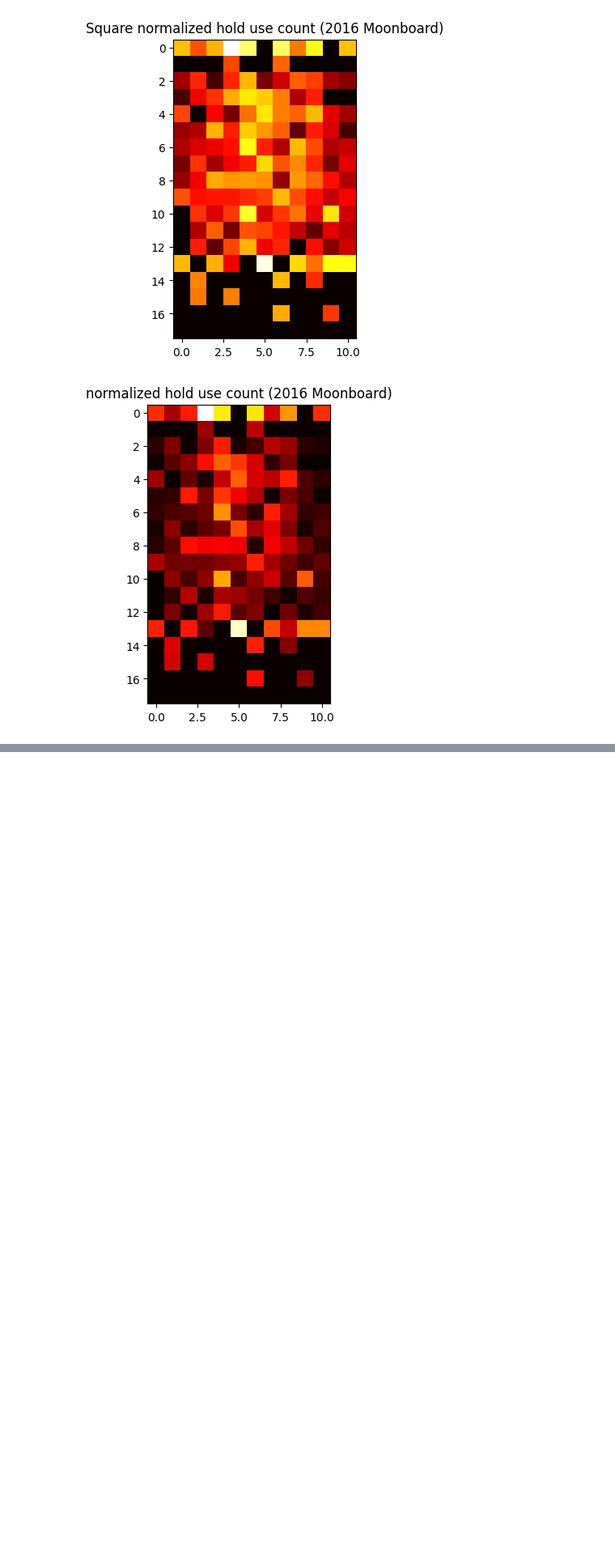
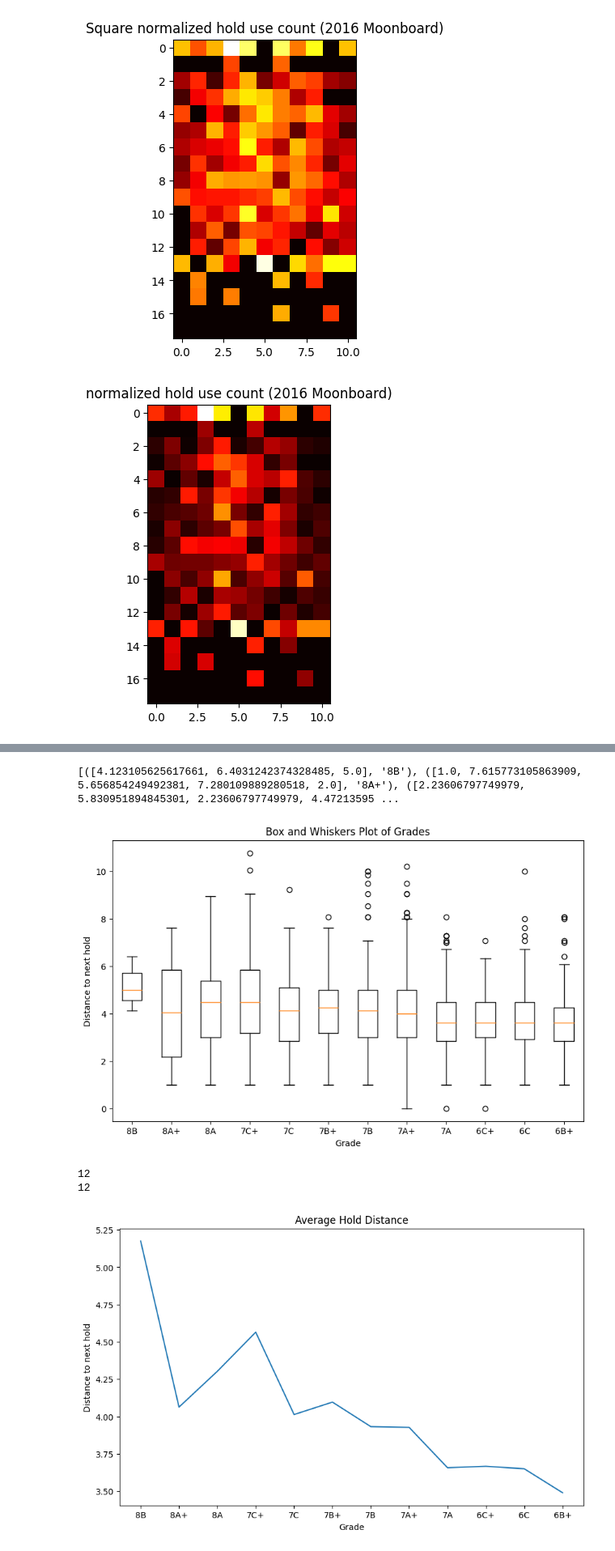
Before and after one commit to averyiorio/capaneus, a Jupyter notebook: src/descriptive_analytics.ipynb, the cells around one changed output, grey strips where cells are left out. Shown at 81% size. Saved outputs shown, nothing was run; the diff lists cells and outputs as text; code cells hidden in the pictures; blank space fills up the shorter version.

```diff
--- a/src/descriptive_analytics.ipynb
+++ b/src/descriptive_analytics.ipynb
@@ -112,0 +161,76 @@ def hold_distance(h1, h2):
+# %%
+# Function to get distance to each hold
+problem_hold_distance = []
+problems = df['Moves']
+grades = df['Grade']
+
+for problem, grade in zip(problems, grades):
+    problem = problem.replace("'", '"')
+    problem = problem.replace("True", 'true')
+    problem = problem.replace("False", 'false')
+    problem = json.loads(problem)
+    holds = []
+    for hold in problem:
+        pos = hold['Description']
+        pos = pos[0].upper() + pos[1:]
+        #Start_or_end = hold['IsStart'] or hold['IsEnd']
+        holds.append(pos)
+    # Split holds into tuples sort in ascending height order
+    holds = [(hold[0], int(hold[1:])) for hold in holds]
+    holds.sort(key=lambda x: x[1])
+    holds = [c + str(r)  for c, r in holds]
+
+    next_hold_distances = []
+    for i1 in range(len(holds)-1):
+        h1_coords = get_hold_coords(holds[i1])
+        h2_coords = get_hold_coords(holds[i1 + 1])
+        d = hold_distance(h1_coords, h2_coords)
+        next_hold_distances.append(d)
+
+    problem_hold_distance.append((next_hold_distances, grade))
+print(problem_hold_distance)
+
+
+grade_data = {}
+for d in problem_hold_distance:
+    if d[1] not in grade_data:
+        grade_data[d[1]] = []
+    grade_data[d[1]].extend(d[0])
+
+# Create a list of values for each grade
+grades = []
+values = []
+for grade, grade_values in grade_data.items():
+    grades.append(grade)
+    values.append(grade_values)
+
+# Plot box and whisker plots for each grade
+plt.figure(figsize=(10, 6))
+plt.boxplot(values, labels=grades)
+plt.xlabel('Grade')
+plt.ylabel('Distance to next hold')
+plt.title('Box and Whiskers Plot of Grades')
+plt.show()
+
+
+grades = []
+mean_values = []
+for grade, grade_values in grade_data.items():
+    grades.append(grade)
+    mean_values.append(np.mean(grade_values))
+print(len(mean_values))
+print(len(grades))
+
+# Plot box and whisker plots for each grade
+plt.figure(figsize=(10, 6))
+plt.plot(grades, mean_values)
+plt.xlabel('Grade')
+plt.ylabel('Distance to next hold')
+plt.title('Average Hold Distance')
+plt.show()
+# %% [output]
+[([4.123105625617661, 6.4031242374328485, 5.0], '8B'), ([1.0, 7.615773105863909, 5.656854249492381, 7.280109889280518, 2.0], '8A+'), ([2.23606797749979, 5.830951894845301, 2.23606797749979, 4.47213595 ...
+[figure, added]
+12
+12
+[figure, added]
```
Also changed, not shown: parts of 8 cells of this notebook, 8 other files.
